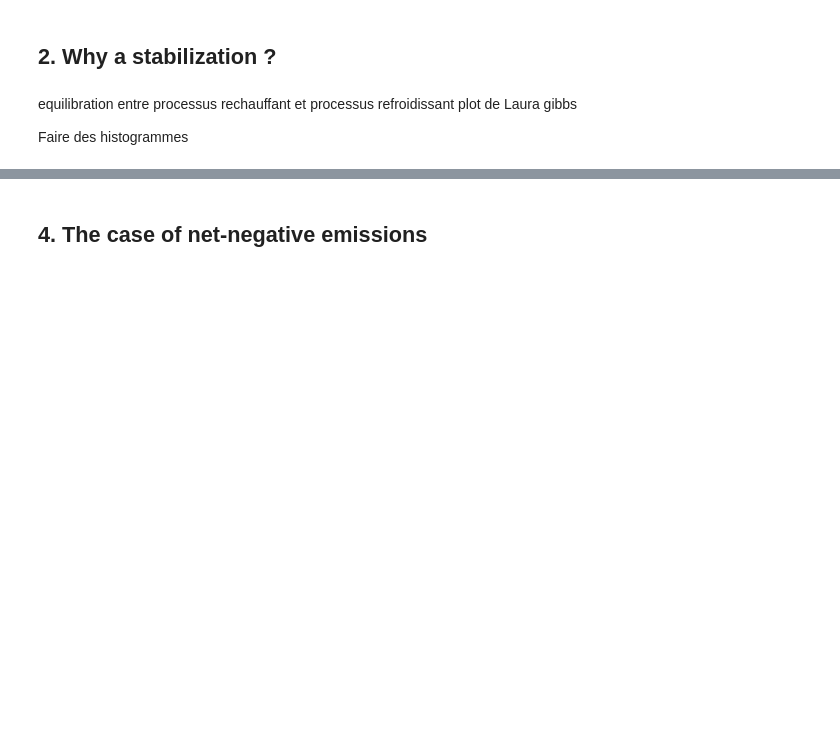
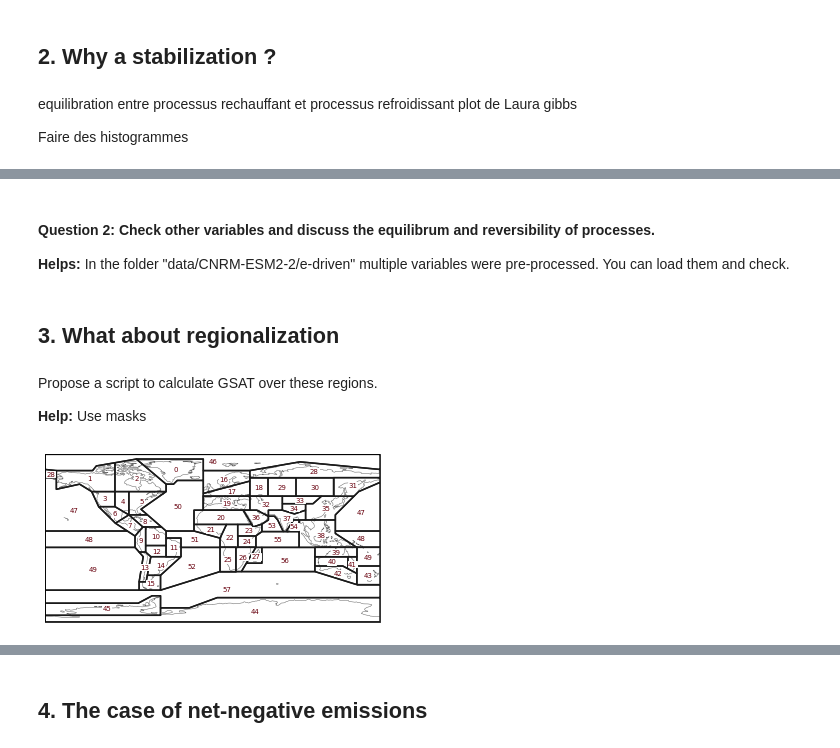
Before and after one commit to acsed-dot/TP-MSOAC-Climate_change, a Jupyter notebook: topics/3-CNRM-ESM2-2_emission_driven.ipynb, the cells around one changed output, grey strips where cells are left out. Drawn from its saved outputs; the diff is of its cells as text; code cells hidden in the pictures; blank space fills up the shorter version.

```diff
--- a/topics/3-CNRM-ESM2-2_emission_driven.ipynb
+++ b/topics/3-CNRM-ESM2-2_emission_driven.ipynb
@@ -754,0 +848,8 @@ Faire des histogrammes
+# %% [markdown]
+
+#### Question 2: Check other variables and discuss the equilibrum and reversibility of processes.
+
+__Helps:__ In the folder "data/CNRM-ESM2-2/e-driven" multiple variables were pre-processed. You can load them and check.
+# %% [markdown]
+<a id="section-1"></a>
+## 3. What about regionalization
@@ -754,0 +858,4 @@ Faire des histogrammes
+# %% [markdown]
+Propose a script to calculate GSAT over these regions.
+
+__Help:__ Use masks
@@ -754,0 +896,7 @@ Faire des histogrammes
+# %%
+text_kws = dict(color="#67000d", fontsize=7, bbox=dict(pad=0.2, color="w"))
+regionmask.defined_regions.ar6.all.plot(
+    text_kws=text_kws, label_multipolygon="all"
+);
+# %% [output]
+[figure, added]
```
Also changed, not shown: parts of 21 cells of this notebook, 14 other files.
